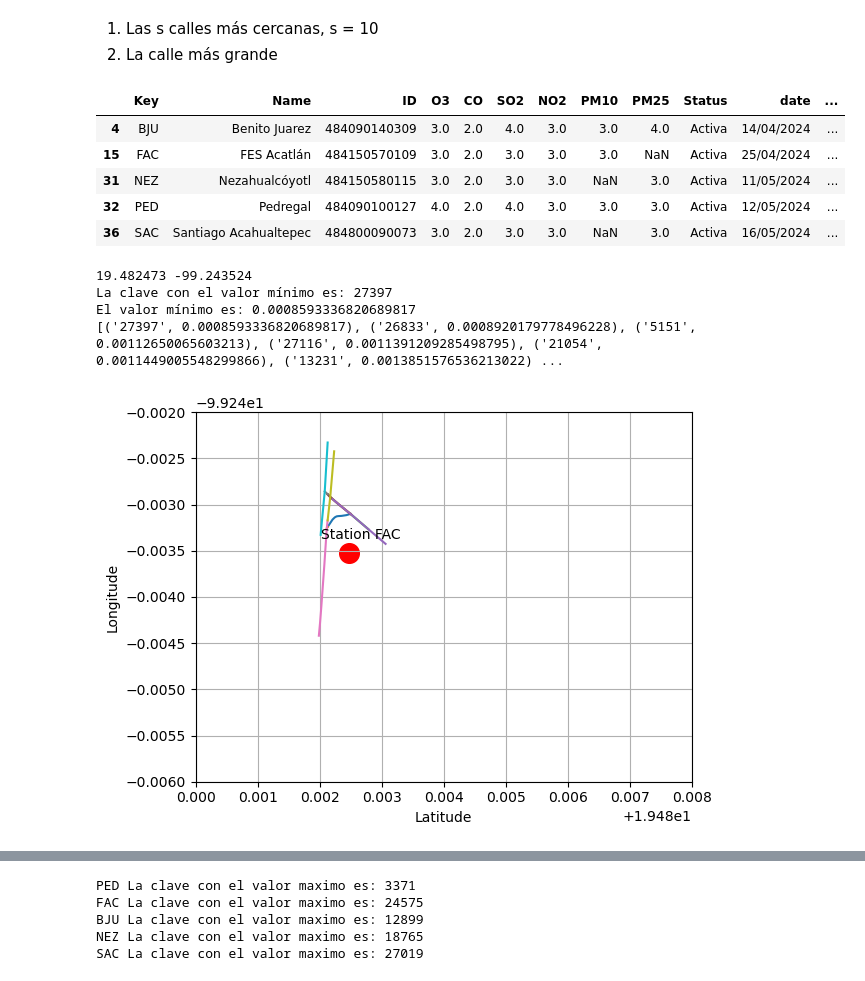
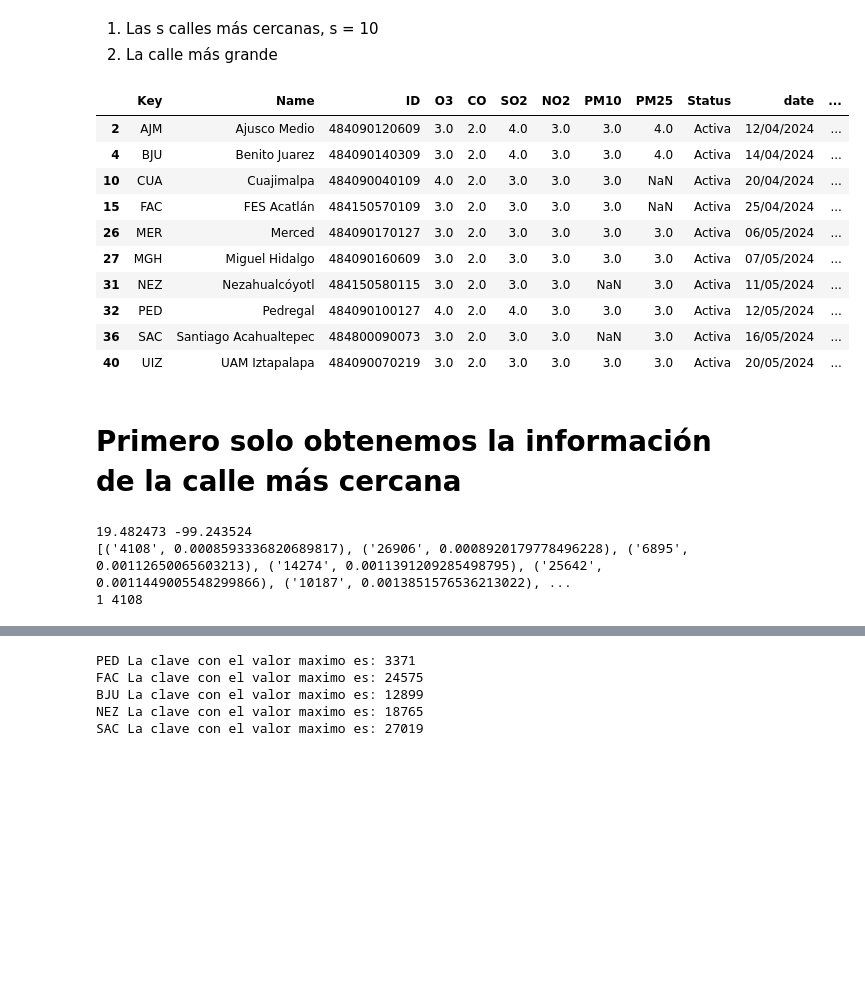
Before and after one commit to vlegaria/air_pollution, a Jupyter notebook: traffic_flow/vector/traffic_flow_processing.ipynb, the cells around one changed output, grey strips where cells are left out. Saved outputs shown, nothing was run; the diff lists cells and outputs as text; code cells hidden in the pictures; blank space fills up the shorter version.

```diff
--- a/traffic_flow/vector/traffic_flow_processing.ipynb
+++ b/traffic_flow/vector/traffic_flow_processing.ipynb
@@ -384,17 +297,26 @@ for station_name in EMCAS:
 # %%
 dir = "C:/Users/valer/Documents/CIC/doctorado/A24/Tesis/Datos para compartir en DRIVE/Informacion estaciones.csv"
 info_estaciones = pd.read_csv(dir, encoding="Latin1")
 
-EMCAS = ["PED", "FAC", "BJU", "NEZ", "SAC"]
+#EMCAS = ["PED", "FAC", "BJU", "NEZ", "SAC"]
+EMCAS = ["MGH", "SAC","MER", "FAC", "UIZ", "PED", "BJU", "AJM", "NEZ", "CUA"]
+
 EMCAS_data = info_estaciones[info_estaciones["Key"].isin(EMCAS)]
 EMCAS_data
 # %% [output]
 |  | Key | Name | ID | O3 | CO | SO2 | NO2 | PM10 | PM25 | Status | date | ... |
+| 2 | AJM | Ajusco Medio | 484090120609 | 3.0 | 2.0 | 4.0 | 3.0 | 3.0 | 4.0 | Activa | 12/04/2024 | ... |
 | 4 | BJU | Benito Juarez | 484090140309 | 3.0 | 2.0 | 4.0 | 3.0 | 3.0 | 4.0 | Activa | 14/04/2024 | ... |
+| 10 | CUA | Cuajimalpa | 484090040109 | 4.0 | 2.0 | 3.0 | 3.0 | 3.0 | NaN | Activa | 20/04/2024 | ... |
 | 15 | FAC | FES Acatlán | 484150570109 | 3.0 | 2.0 | 3.0 | 3.0 | 3.0 | NaN | Activa | 25/04/2024 | ... |
+| 26 | MER | Merced | 484090170127 | 3.0 | 2.0 | 3.0 | 3.0 | 3.0 | 3.0 | Activa | 06/05/2024 | ... |
+| 27 | MGH | Miguel Hidalgo | 484090160609 | 3.0 | 2.0 | 3.0 | 3.0 | 3.0 | 3.0 | Activa | 07/05/2024 | ... |
 | 31 | NEZ | Nezahualcóyotl | 484150580115 | 3.0 | 2.0 | 3.0 | 3.0 | NaN | 3.0 | Activa | 11/05/2024 | ... |
 | 32 | PED | Pedregal | 484090100127 | 4.0 | 2.0 | 4.0 | 3.0 | 3.0 | 3.0 | Activa | 12/05/2024 | ... |
 | 36 | SAC | Santiago Acahualtepec | 484800090073 | 3.0 | 2.0 | 3.0 | 3.0 | NaN | 3.0 | Activa | 16/05/2024 | ... |
+| 40 | UIZ | UAM Iztapalapa | 484090070219 | 3.0 | 2.0 | 3.0 | 3.0 | 3.0 | 3.0 | Activa | 20/05/2024 | ... |
+# %% [markdown]
+# Primero solo obtenemos la información de la calle más cercana
 # %%
 station_name = "FAC"
 station_latitude = EMCAS_data[EMCAS_data["Key"]==station_name].Latitude.values[0]
@@ -421,22 +343,18 @@ for streetID in streets.keys():
 sort_distance_streets = sorted(dict_min.items(), key=lambda x: x[1])
 print(sort_distance_streets)
 
-s = 10
+s = 1
 nearest_streets = sort_distance_streets[0:s]
 all_points = []
 for street in nearest_streets:
     streetID = street[0]
     coordinates = streets[streetID]
     all_points.append(coordinates)
-
-dir = "C:/Users/valer/Documents/CIC/doctorado/air_pollution_data/traffic_EMCAS/traffic_"
-dir_file = dir+station_name+".csv"
+print(len(all_points), streetID)
 # %% [output]
 19.482473 -99.243524
-La clave con el valor mínimo es: 27397
-El valor mínimo es: 0.0008593336820689817
-[('27397', 0.0008593336820689817), ('26833', 0.0008920179778496228), ('5151', 0.00112650065603213), ('27116', 0.0011391209285498795), ('21054', 0.0011449005548299866), ('13231', 0.0013851576536213022) ...
+[('4108', 0.0008593336820689817), ('26906', 0.0008920179778496228), ('6895', 0.00112650065603213), ('14274', 0.0011391209285498795), ('25642', 0.0011449005548299866), ('10187', 0.0013851576536213022), ...
+1 4108
-[figure, removed]
 # %%
 dict_nearest_streets = {}
 for station_name in EMCAS:
```
Also changed, not shown: parts of 23 cells of this notebook, 2 other files.
